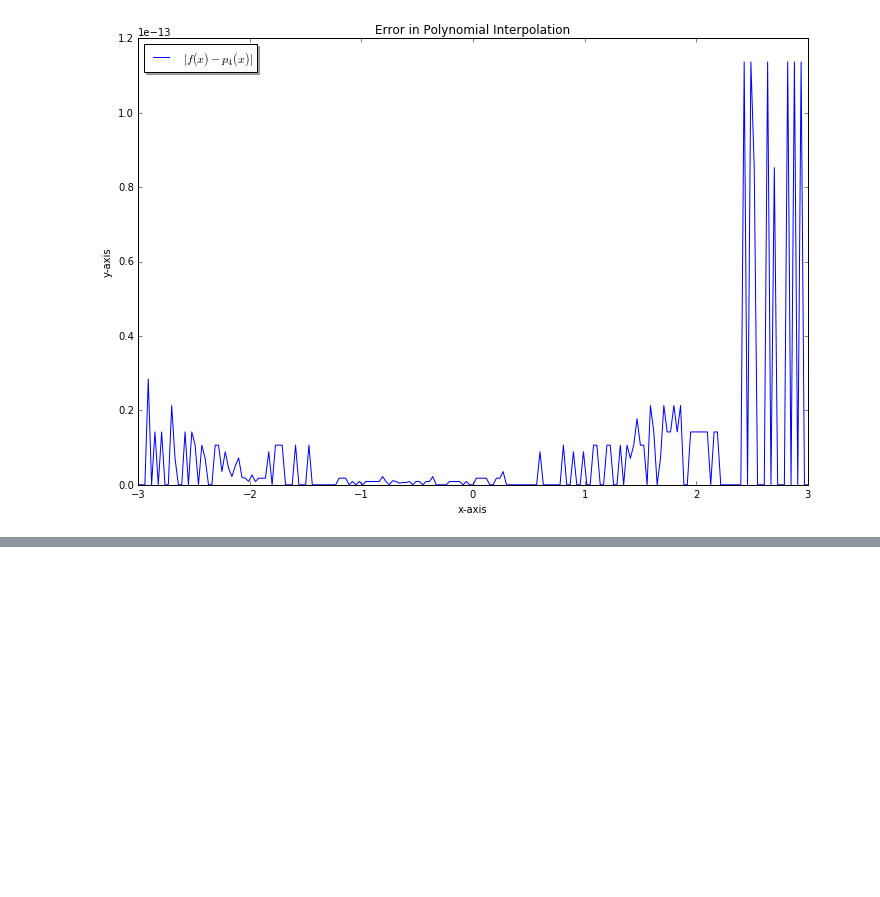
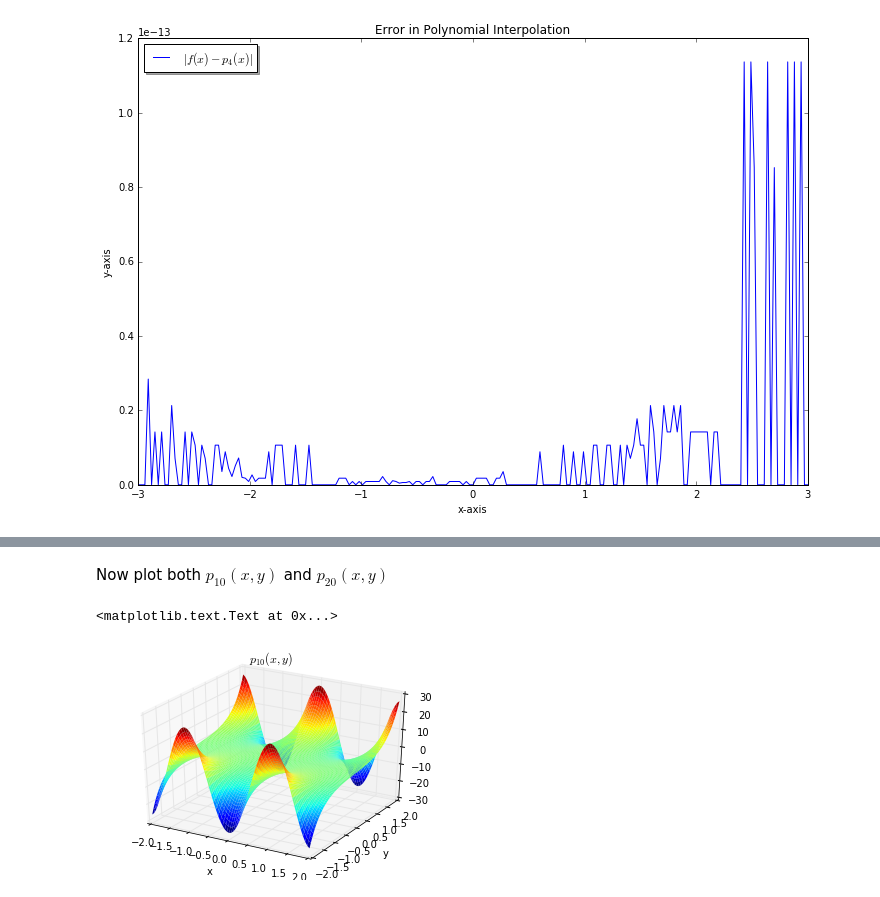
Before and after one commit to JRProd/HPC_SMU2016_F1, a Jupyter notebook: Project3/Project 3.ipynb, the cells around one changed output, grey strips where cells are left out. Saved outputs shown, nothing was run; the diff lists cells and outputs as text; code cells hidden in the pictures; blank space fills up the shorter version.

```diff
--- a/Project3/Project 3.ipynb
+++ b/Project3/Project 3.ipynb
@@ -70,0 +104,12 @@ The graphs show very will that my assumption was correct. The interpolating poly
+# %% [markdown]
+Now plot both $p_10(x,y)$ and $p_20(x,y)$
+# %%
+fig = figure()
+ax = fig.add_subplot(111, projection='3d')
+surf = ax.plot_surface(X, Y, p10, rstride=1, cstride=1, linewidth=0, cmap=cm.jet)
+ax.set_xlabel('x')
+ax.set_ylabel('y')
+title('$p_{10}(x,y)$')
+# %% [output]
+<matplotlib.text.Text at 0x...>
+[figure, added]
```
Also changed, not shown: parts of 49 cells of this notebook, 5 other files.
